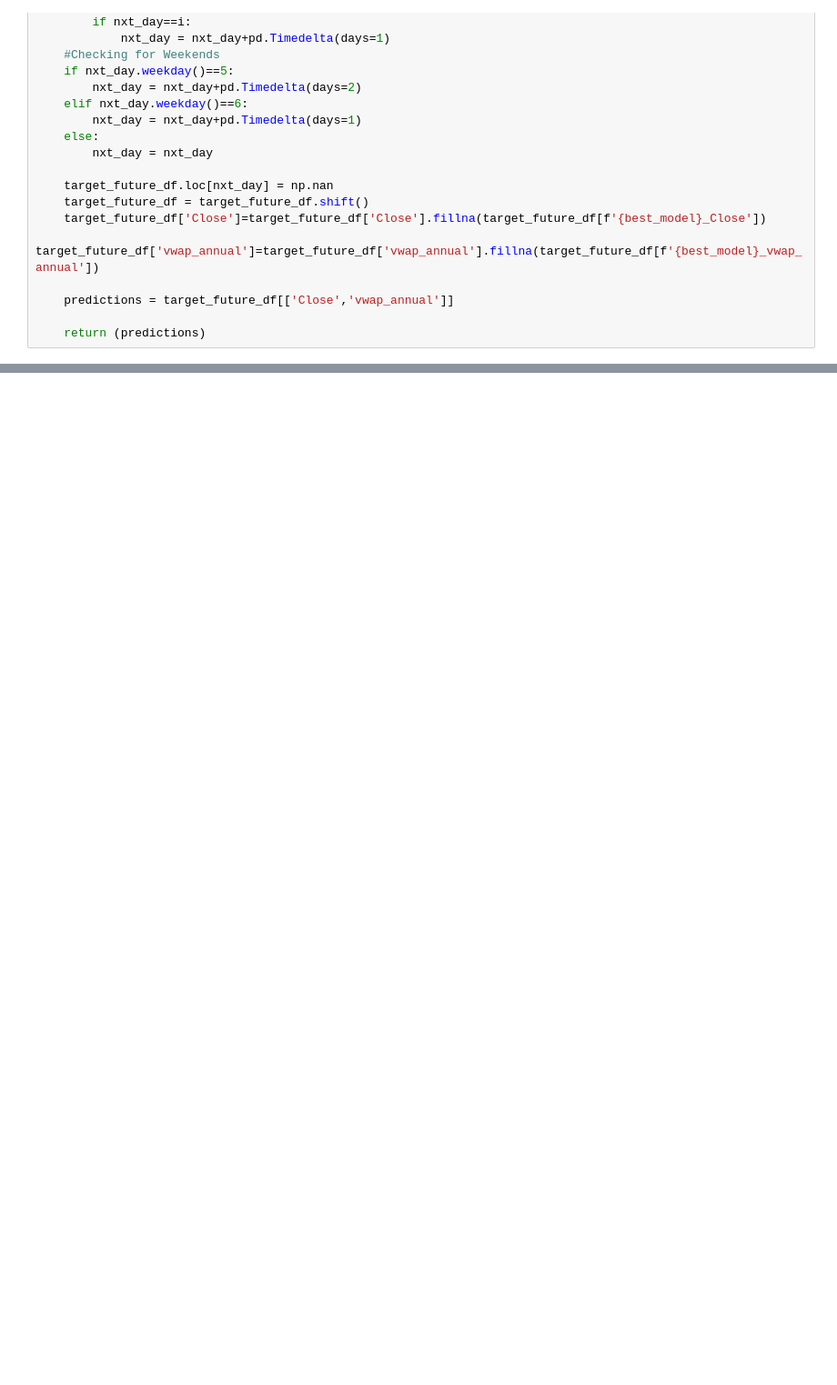
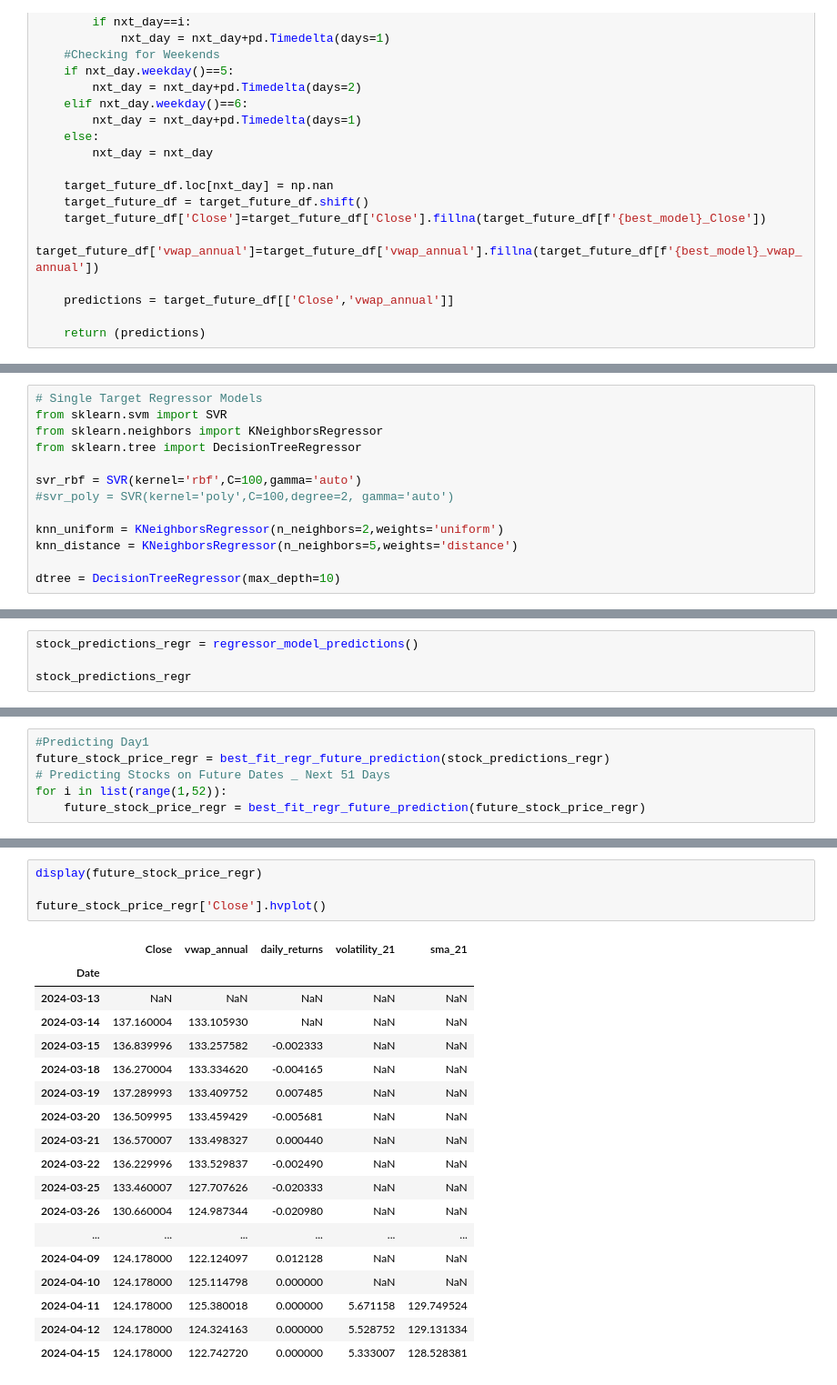
Before and after one commit to catherineGit/Project-2, a Jupyter notebook: Price_Prediction_Linear_Models.ipynb, the cells around one changed output, grey strips where cells are left out. Shown at 91% size. Cells and saved outputs as stored; diff of their text form; blank space fills up the shorter version.

```diff
--- a/Price_Prediction_Linear_Models.ipynb
+++ b/Price_Prediction_Linear_Models.ipynb
@@ -430,0 +439,13 @@ future_stock_price['Close'].hvplot()
+# %%
+# Single Target Regressor Models
+from sklearn.svm import SVR
+from sklearn.neighbors import KNeighborsRegressor
+from sklearn.tree import DecisionTreeRegressor
+
+svr_rbf = SVR(kernel='rbf',C=100,gamma='auto')
+#svr_poly = SVR(kernel='poly',C=100,degree=2, gamma='auto')
+
+knn_uniform = KNeighborsRegressor(n_neighbors=2,weights='uniform')
+knn_distance = KNeighborsRegressor(n_neighbors=5,weights='distance')
+
+dtree = DecisionTreeRegressor(max_depth=10)
@@ -430,0 +569,4 @@ future_stock_price['Close'].hvplot()
+# %%
+stock_predictions_regr = regressor_model_predictions()
+
+stock_predictions_regr
@@ -430,0 +686,6 @@ future_stock_price['Close'].hvplot()
+# %%
+#Predicting Day1
+future_stock_price_regr = best_fit_regr_future_prediction(stock_predictions_regr)
+# Predicting Stocks on Future Dates _ Next 51 Days
+for i in list(range(1,52)):
+    future_stock_price_regr = best_fit_regr_future_prediction(future_stock_price_regr)
@@ -430,0 +714,23 @@ future_stock_price['Close'].hvplot()
+# %%
+display(future_stock_price_regr)
+
+future_stock_price_regr['Close'].hvplot()
+# %% [output]
+|  | Close | vwap_annual | daily_returns | volatility_21 | sma_21 |
+| Date |  |  |  |  |  |
+| 2024-03-13 | NaN | NaN | NaN | NaN | NaN |
+| 2024-03-14 | 137.160004 | 133.105930 | NaN | NaN | NaN |
+| 2024-03-15 | 136.839996 | 133.257582 | -0.002333 | NaN | NaN |
+| 2024-03-18 | 136.270004 | 133.334620 | -0.004165 | NaN | NaN |
+| 2024-03-19 | 137.289993 | 133.409752 | 0.007485 | NaN | NaN |
+| 2024-03-20 | 136.509995 | 133.459429 | -0.005681 | NaN | NaN |
+| 2024-03-21 | 136.570007 | 133.498327 | 0.000440 | NaN | NaN |
+| 2024-03-22 | 136.229996 | 133.529837 | -0.002490 | NaN | NaN |
+| 2024-03-25 | 133.460007 | 127.707626 | -0.020333 | NaN | NaN |
+| 2024-03-26 | 130.660004 | 124.987344 | -0.020980 | NaN | NaN |
+| ... | ... | ... | ... | ... | ... |
+| 2024-04-09 | 124.178000 | 122.124097 | 0.012128 | NaN | NaN |
+| 2024-04-10 | 124.178000 | 125.114798 | 0.000000 | NaN | NaN |
+| 2024-04-11 | 124.178000 | 125.380018 | 0.000000 | 5.671158 | 129.749524 |
+| 2024-04-12 | 124.178000 | 124.324163 | 0.000000 | 5.528752 | 129.131334 |
+| 2024-04-15 | 124.178000 | 122.742720 | 0.000000 | 5.333007 | 128.528381 |
```
Also changed, not shown: parts of 15 cells of this notebook.
